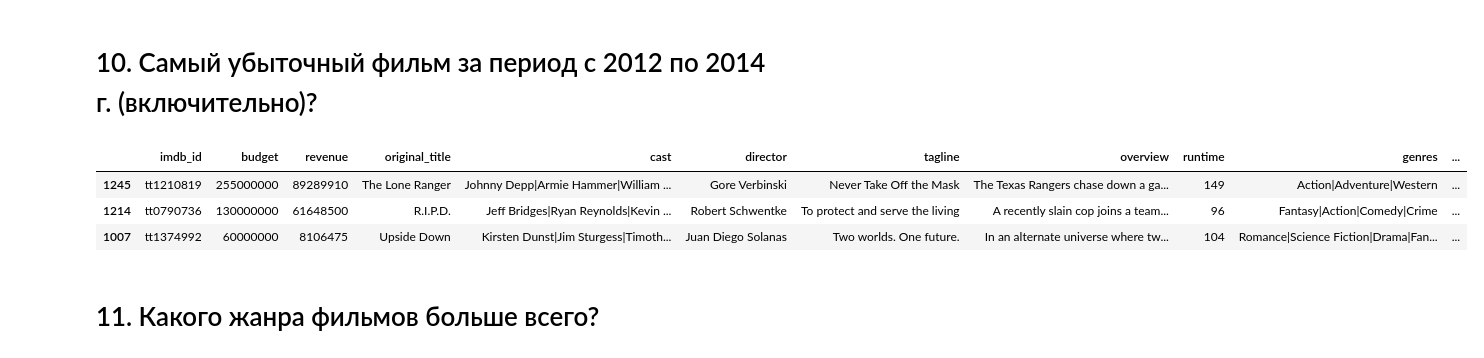
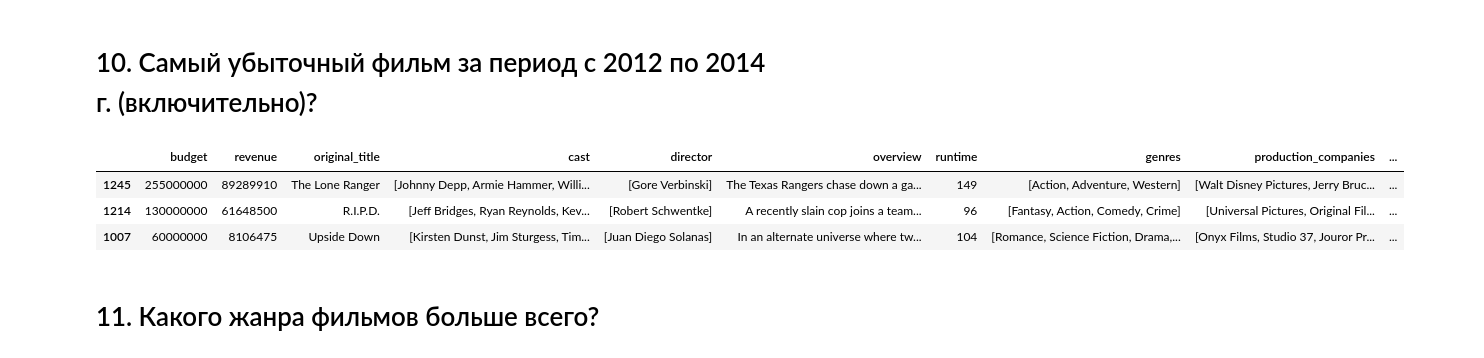
Before and after one commit to artkel/module_1, a Jupyter notebook: Movies_IMBD_v4.1_TEMPLATE.ipynb, the cells around one changed output. Cells and saved outputs as stored; diff of their text form; code cells hidden in the pictures.

```diff
--- a/Movies_IMBD_v4.1_TEMPLATE.ipynb
+++ b/Movies_IMBD_v4.1_TEMPLATE.ipynb
@@ -119,14 +119,17 @@ data_gen.head(6)
 # %% [markdown]
 ### Извлечем информацию об режиссерах для каждой картины
 # %%
+data_new = data_new.assign(director=data_new.director.str.split('|'))
 data_dir = data_new.explode("director", ignore_index=True)
 # %% [markdown]
 ### ... о студиях
 # %%
+data_new = data_new.assign(production_companies=data_new.production_companies.str.split('|'))
 data_comp = data_new.explode("production_companies", ignore_index=True)
 # %% [markdown]
 ### ... и об актерах
 # %%
+data_new = data_new.assign(cast=data_new.cast.str.split('|'))
 data_cast = data_new.explode("cast", ignore_index=True)
 # %% [markdown]
 # 1. У какого фильма из списка самый большой бюджет?
@@ -245,10 +248,10 @@ answers['10'] = '10. The Lone Ranger'
 # %%
-data.query("2012 <= release_year <= 2014").sort_values("profit").head(3)
+data_new.query("2012 <= release_year <= 2014").sort_values("profit").head(3)
 # %% [output]
-|  | imdb_id | budget | revenue | original_title | cast | director | tagline | overview | runtime | genres | ... |
-| 1245 | tt1210819 | 255000000 | 89289910 | The Lone Ranger | Johnny Depp|Armie Hammer|William ... | Gore Verbinski | Never Take Off the Mask | The Texas Rangers chase down a ga... | 149 | Action|Adventure|Western | ... |
-| 1214 | tt0790736 | 130000000 | 61648500 | R.I.P.D. | Jeff Bridges|Ryan Reynolds|Kevin ... | Robert Schwentke | To protect and serve the living | A recently slain cop joins a team... | 96 | Fantasy|Action|Comedy|Crime | ... |
-| 1007 | tt1374992 | 60000000 | 8106475 | Upside Down | Kirsten Dunst|Jim Sturgess|Timoth... | Juan Diego Solanas | Two worlds. One future. | In an alternate universe where tw... | 104 | Romance|Science Fiction|Drama|Fan... | ... |
+|  | budget | revenue | original_title | cast | director | overview | runtime | genres | production_companies | ... |
+| 1245 | 255000000 | 89289910 | The Lone Ranger | [Johnny Depp, Armie Hammer, Willi... | [Gore Verbinski] | The Texas Rangers chase down a ga... | 149 | [Action, Adventure, Western] | [Walt Disney Pictures, Jerry Bruc... | ... |
+| 1214 | 130000000 | 61648500 | R.I.P.D. | [Jeff Bridges, Ryan Reynolds, Kev... | [Robert Schwentke] | A recently slain cop joins a team... | 96 | [Fantasy, Action, Comedy, Crime] | [Universal Pictures, Original Fil... | ... |
+| 1007 | 60000000 | 8106475 | Upside Down | [Kirsten Dunst, Jim Sturgess, Tim... | [Juan Diego Solanas] | In an alternate universe where tw... | 104 | [Romance, Science Fiction, Drama,... | [Onyx Films, Studio 37, Jouror Pr... | ... |
 # %%
 # data.query("2012 <= release_year <= 2014").sort_values("profit").head(3)
 # %% [markdown]
```
Also changed, not shown: parts of 22 cells of this notebook.
